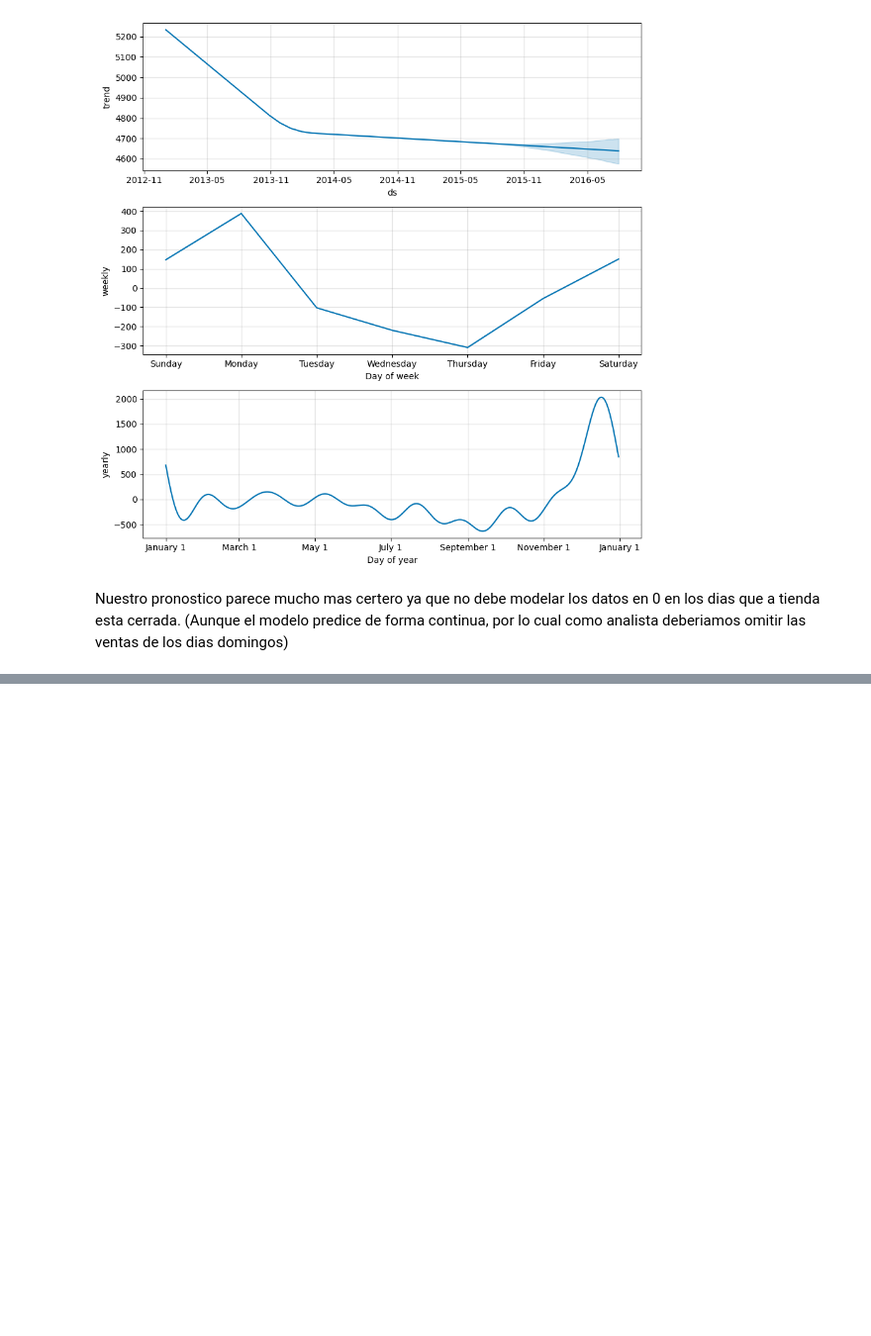
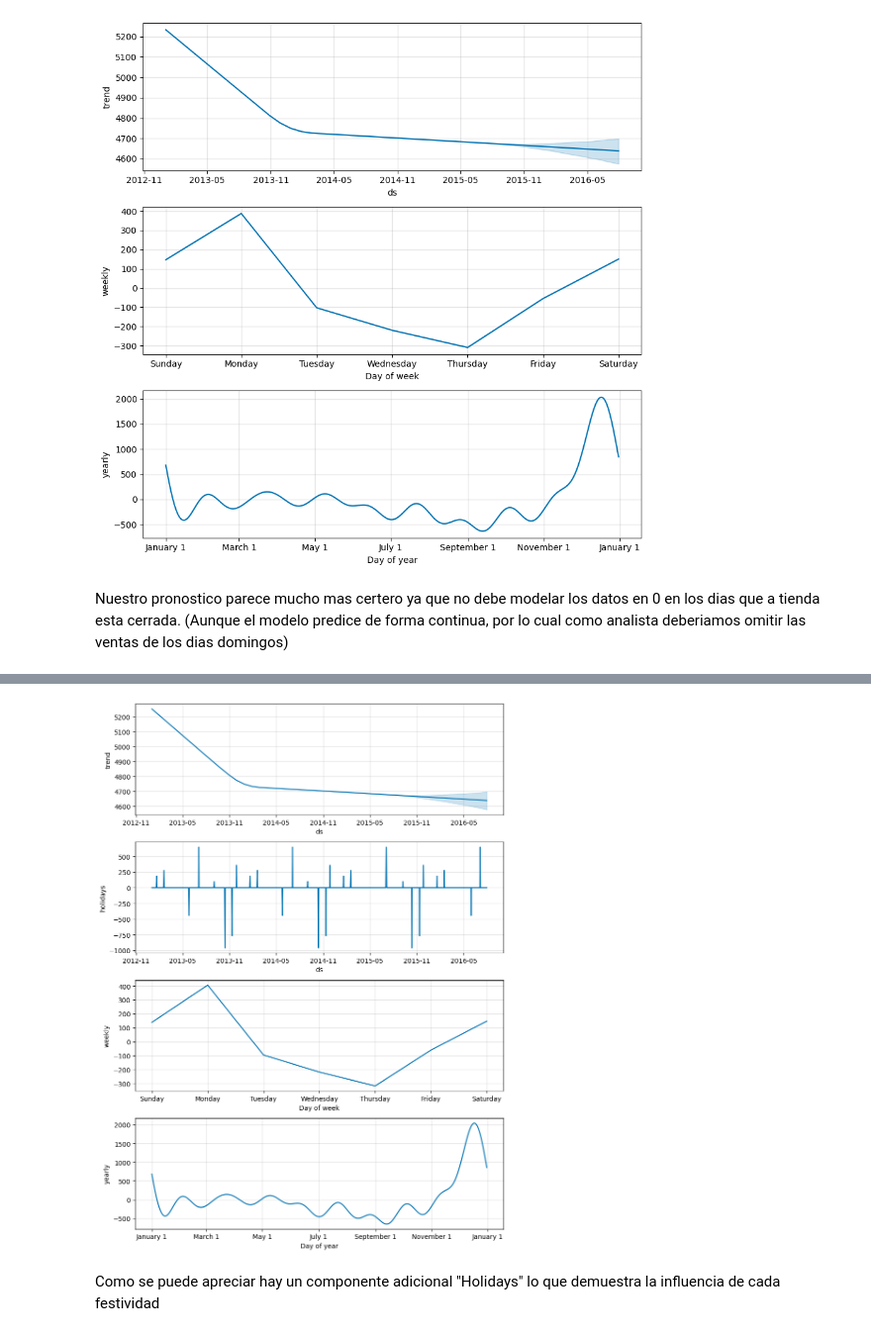
Before and after one commit to mariosanchez5/Proyectos_Machine_Learning, a Jupyter notebook: Modelo Prophet/Modelo_Prophet.ipynb, the cells around one changed output, grey strips where cells are left out. Shown at 99% size. Cells and saved outputs as stored; diff of their text form; code cells hidden in the pictures; blank space fills up the shorter version.

```diff
--- a/Modelo Prophet/Modelo_Prophet.ipynb
+++ b/Modelo Prophet/Modelo_Prophet.ipynb
@@ -238,0 +264,6 @@ Nuestro pronostico parece mucho mas certero ya que no debe modelar los datos en
+# %%
+m3.plot_components(forecast3);
+# %% [output]
+[figure, added]
+# %% [markdown]
+Como se puede apreciar hay un componente adicional "Holidays" lo que demuestra la influencia de cada festividad
```
Also changed, not shown: parts of 7 cells of this notebook.
